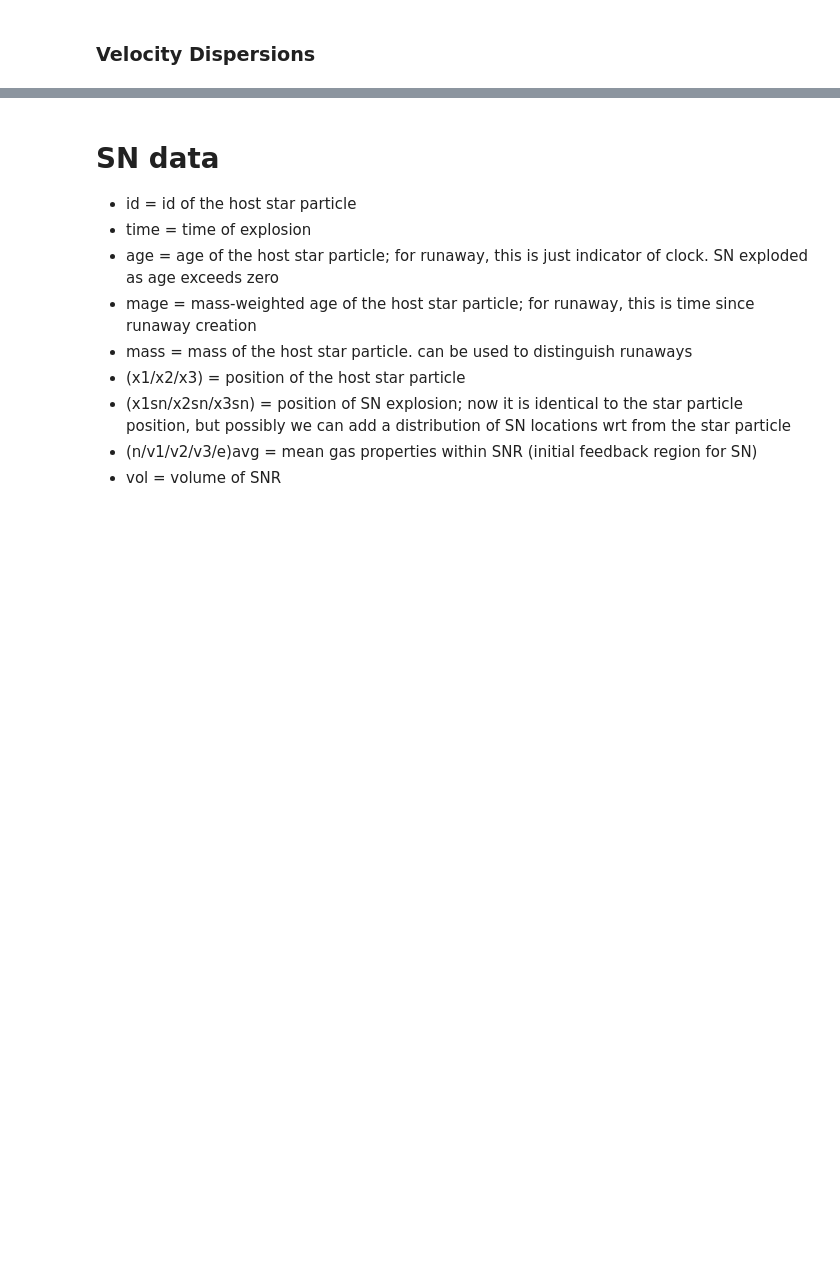
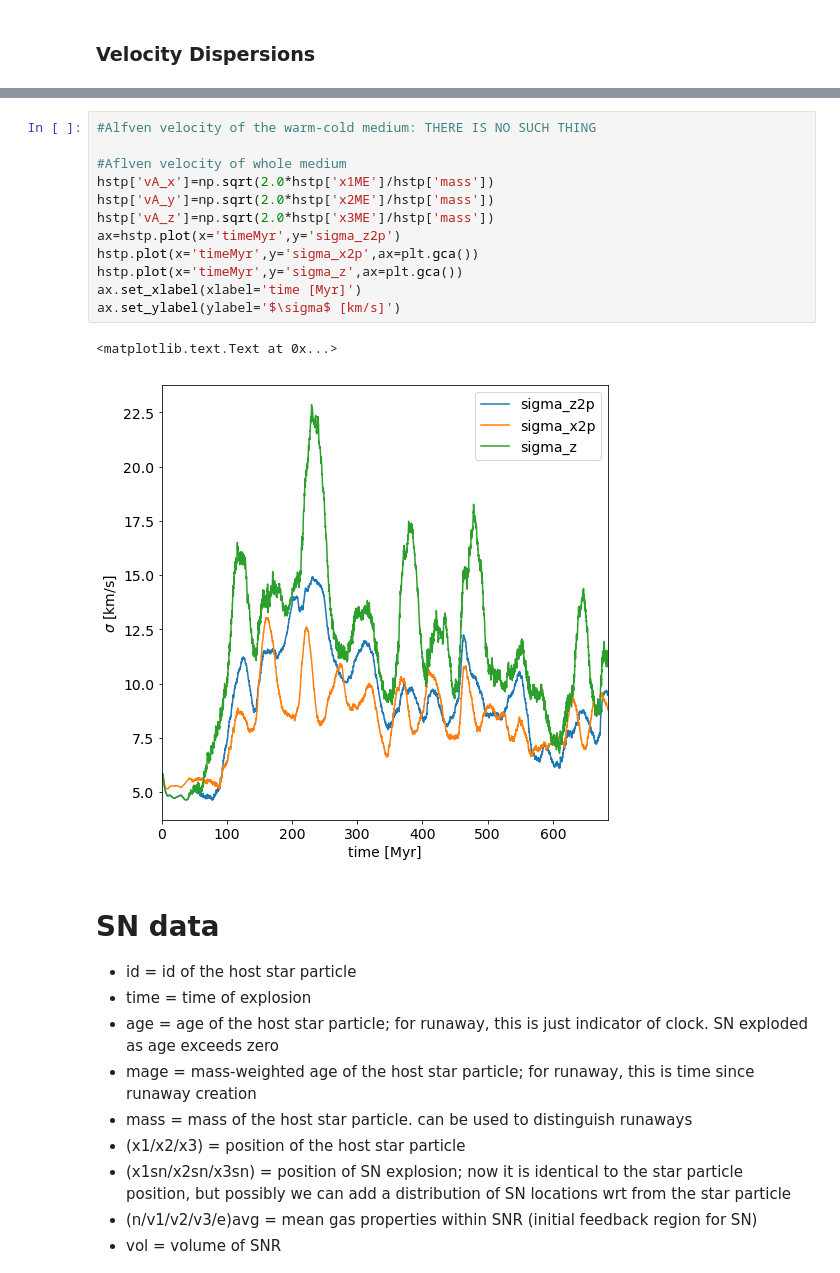
Before and after one commit to changgoo/TIGRESS-dynamo, a Jupyter notebook: notebook/history_analysis.ipynb, the cells around one changed output, grey strips where cells are left out. Drawn from its saved outputs; the diff is of its cells as text; blank space fills up the shorter version.

```diff
--- a/notebook/history_analysis.ipynb
+++ b/notebook/history_analysis.ipynb
@@ -296,3 +284,18 @@ ax.set_ylabel(ylabel='$\sigma$ [km/s]')
+# %%
+#Alfven velocity of the warm-cold medium: THERE IS NO SUCH THING
+
+#Aflven velocity of whole medium
+hstp['vA_x']=np.sqrt(2.0*hstp['x1ME']/hstp['mass'])
+hstp['vA_y']=np.sqrt(2.0*hstp['x2ME']/hstp['mass'])
+hstp['vA_z']=np.sqrt(2.0*hstp['x3ME']/hstp['mass'])
+ax=hstp.plot(x='timeMyr',y='sigma_z2p')
+hstp.plot(x='timeMyr',y='sigma_x2p',ax=plt.gca())
+hstp.plot(x='timeMyr',y='sigma_z',ax=plt.gca())
+ax.set_xlabel(xlabel='time [Myr]')
+ax.set_ylabel(ylabel='$\sigma$ [km/s]')
+# %% [output]
+<matplotlib.text.Text at 0x...>
+[figure, added]
 # %% [markdown]
 # SN data
 * id = id of the host star particle
```
Also changed, not shown: parts of 13 cells of this notebook, 1 other file.
